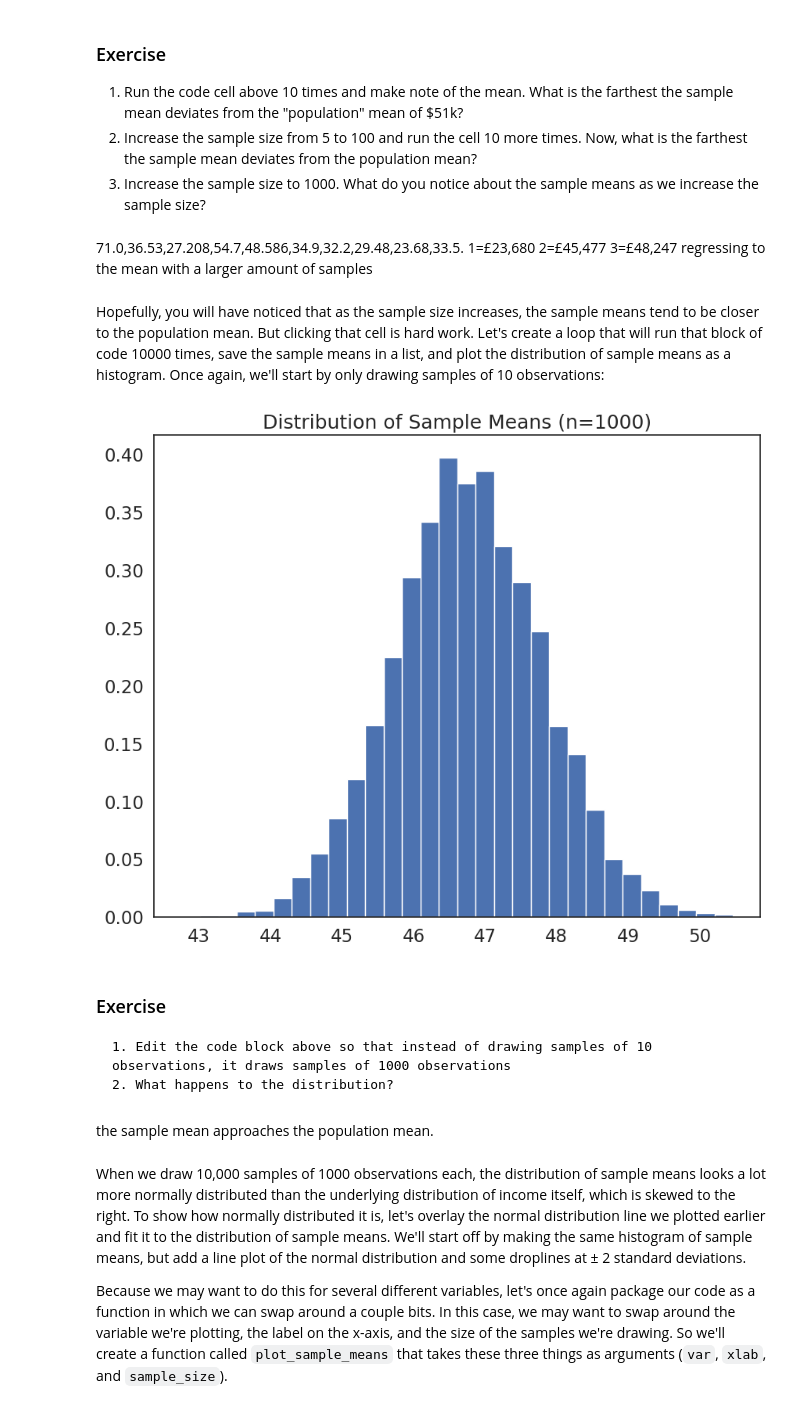
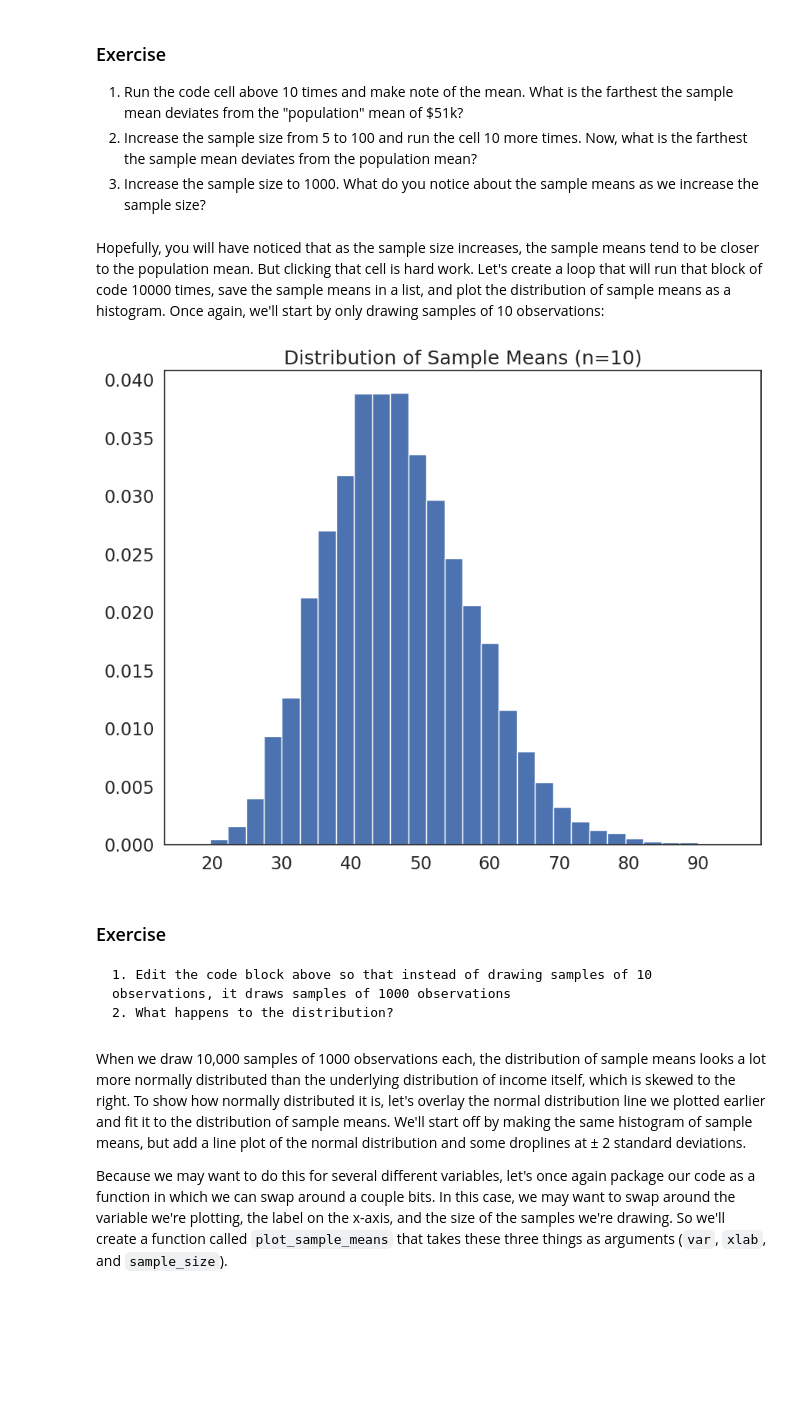
Before and after one commit to AlexCulkin/QM2, a Jupyter notebook: notebooks/W05. Distributions and Basic Statistics.ipynb, the cells around one changed output. Cells and saved outputs as stored; diff of their text form; code cells hidden in the pictures; blank space fills up the shorter version.

```diff
--- a/notebooks/W05. Distributions and Basic Statistics.ipynb
+++ b/notebooks/W05. Distributions and Basic Statistics.ipynb
@@ -364,36 +354,29 @@ Mean: 48.247942
 1. Run the code cell above 10 times and make note of the mean. What is the farthest the sample mean deviates from the "population" mean of $51k?
 2. Increase the sample size from 5 to 100 and run the cell 10 more times. Now, what is the farthest the sample mean deviates from the population mean?
 3. Increase the sample size to 1000. What do you notice about the sample means as we increase the sample size?
-# %% [markdown]
-71.0,36.53,27.208,54.7,48.586,34.9,32.2,29.48,23.68,33.5. 1=£23,680
-2=£45,477
-3=£48,247
-regressing to the mean with a larger amount of samples
 # %% [markdown]
 Hopefully, you will have noticed that as the sample size increases, the sample means tend to be closer to the population mean. But clicking that cell is hard work. Let's create a loop that will run that block of code 10000 times, save the sample means in a list, and plot the distribution of sample means as a histogram. Once again, we'll start by only drawing samples of 10 observations:
 # %%
 #create an empty list to store sample means
 sample_means=[]
 
-sample_size=1000
+sample_size=10
 # loop 10,000 times.
 for i in range(0,10000):
     sample= df['income'].sample(sample_size, replace=True) # draw a sample of 10 observations from the income variable, with replacement
     sample_mean=sample.mean() # calculate the mean of the sample
     sample_means.append(sample_mean) # append the sample mean to the list of sample means
 
 plt.hist(sample_means, bins=30, edgecolor='white', density=True) # plot a histogram of the sample means
 plt.title('Distribution of Sample Means (n={})'.format(sample_size)) # add a title
 plt.show()
 # %% [output]
-[figure, old version]
+[figure, new version]
 # %% [markdown]
 ### Exercise
 
     1. Edit the code block above so that instead of drawing samples of 10 observations, it draws samples of 1000 observations
     2. What happens to the distribution?
-# %% [markdown]
-the sample mean approaches the population mean.
 # %% [markdown]
 When we draw 10,000 samples of 1000 observations each, the distribution of sample means looks a lot more normally distributed than the underlying distribution of income itself, which is skewed to the right. To show how normally distributed it is, let's overlay the normal distribution line we plotted earlier and fit it to the distribution of sample means. We'll start off by making the same histogram of sample means, but add a line plot of the normal distribution and some droplines at ± 2 standard deviations.
 
```
Also changed, not shown: parts of 11 cells of this notebook.
